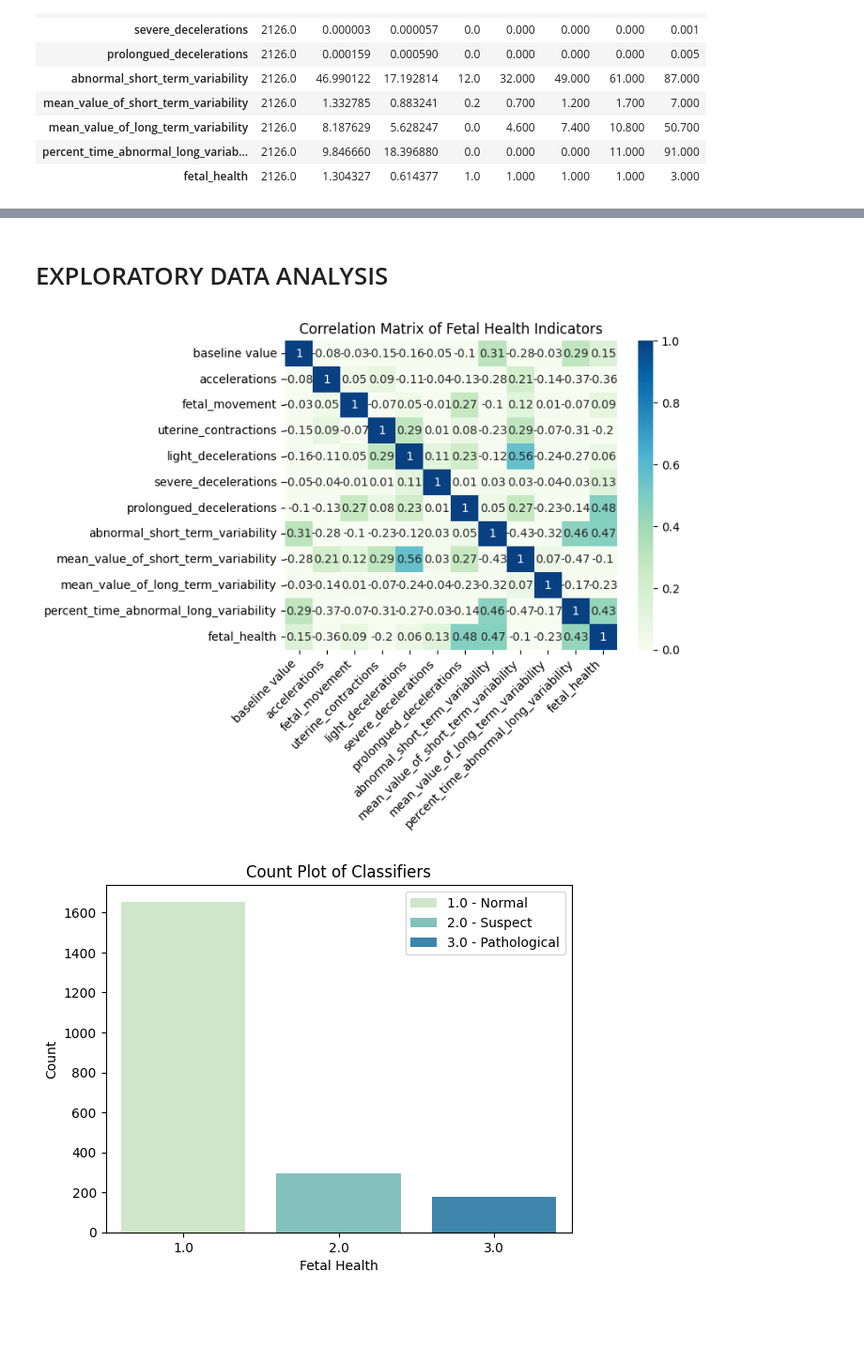
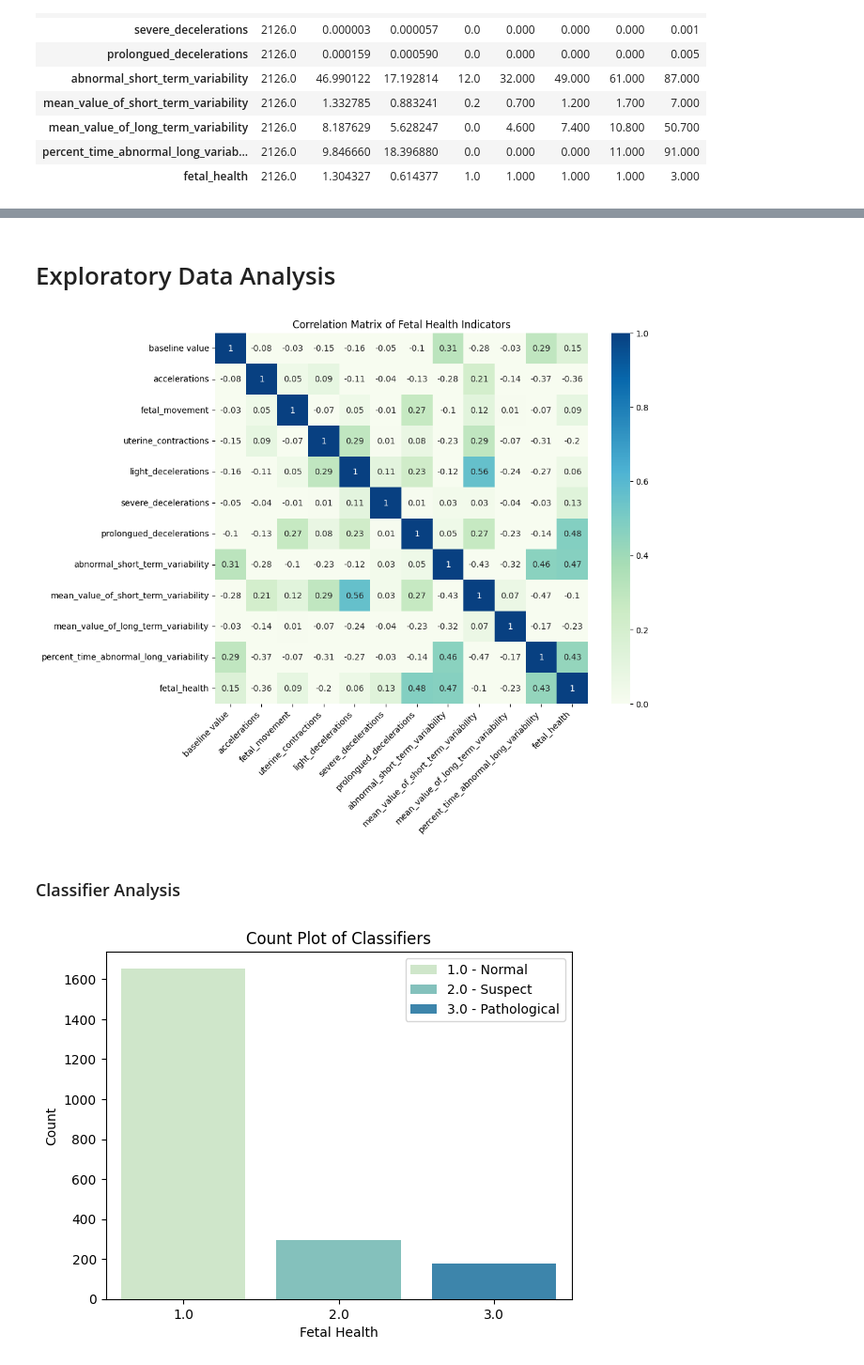
Before and after one commit to dgambone3/Fetal_Health_Prediction, a Jupyter notebook: DM_Project.ipynb, the cells around one changed output, grey strips where cells are left out. Shown at 94% size. Cells and saved outputs as stored; diff of their text form; code cells hidden in the pictures; blank space fills up the shorter version.

```diff
--- a/DM_Project.ipynb
+++ b/DM_Project.ipynb
@@ -90,16 +79,17 @@ Data columns (total 12 columns):
  11  fetal_health                            2126 non-null   float64
 dtypes: float64(12)
 memory usage: 199.4 KB
-# %% [markdown]
-# EXPLORATORY DATA ANALYSIS
+# %% [markdown]
+# Exploratory Data Analysis
 # %%
 corr = round(feat.corr(), 2)
-mask = np.triu(np.ones_like(corr, dtype=bool))
+fig = plt.figure(figsize=(10,8))
+axes = fig.subplots()
 
 sns.heatmap(corr, vmin=0, vmax=1, annot=True, cmap='GnBu')
 
 plt.title('Correlation Matrix of Fetal Health Indicators')
 plt.xticks(ha='right', rotation=45)
 plt.show()
 # %% [output]
-[figure, old version]
+[figure, new version]
@@ -110 +96,3 @@ plt.show()
+# %% [markdown]
+### Classifier Analysis
 # %%
```
Also changed, not shown: parts of 17 cells of this notebook.
